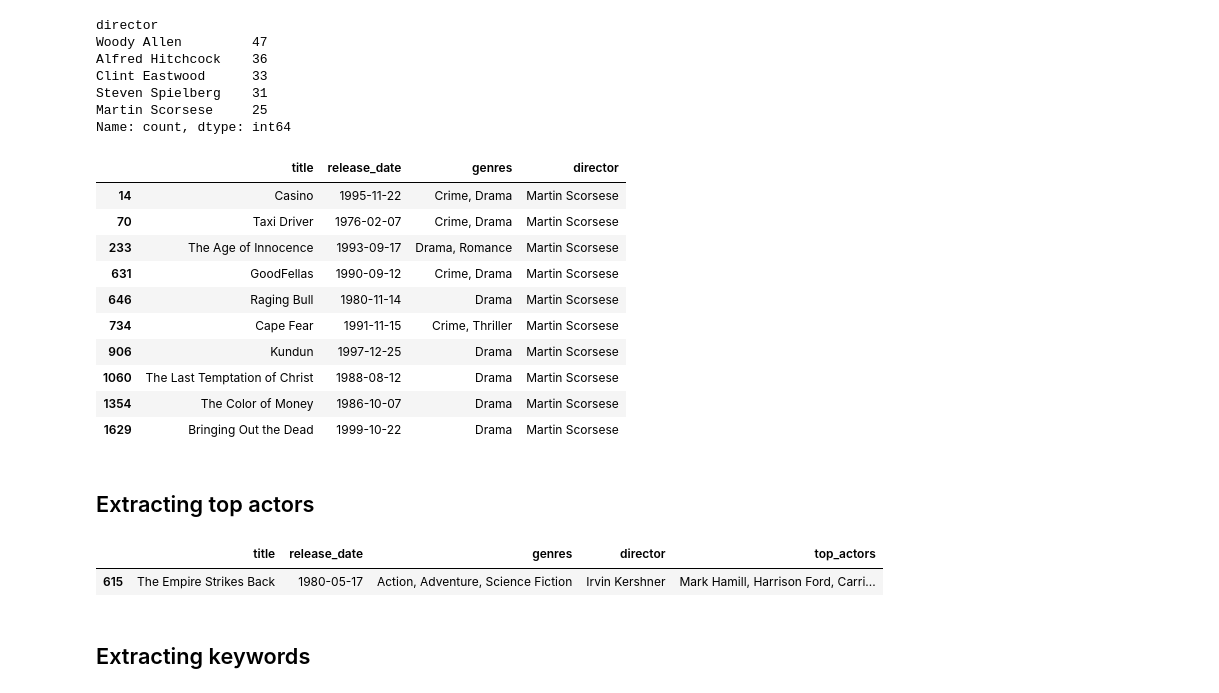
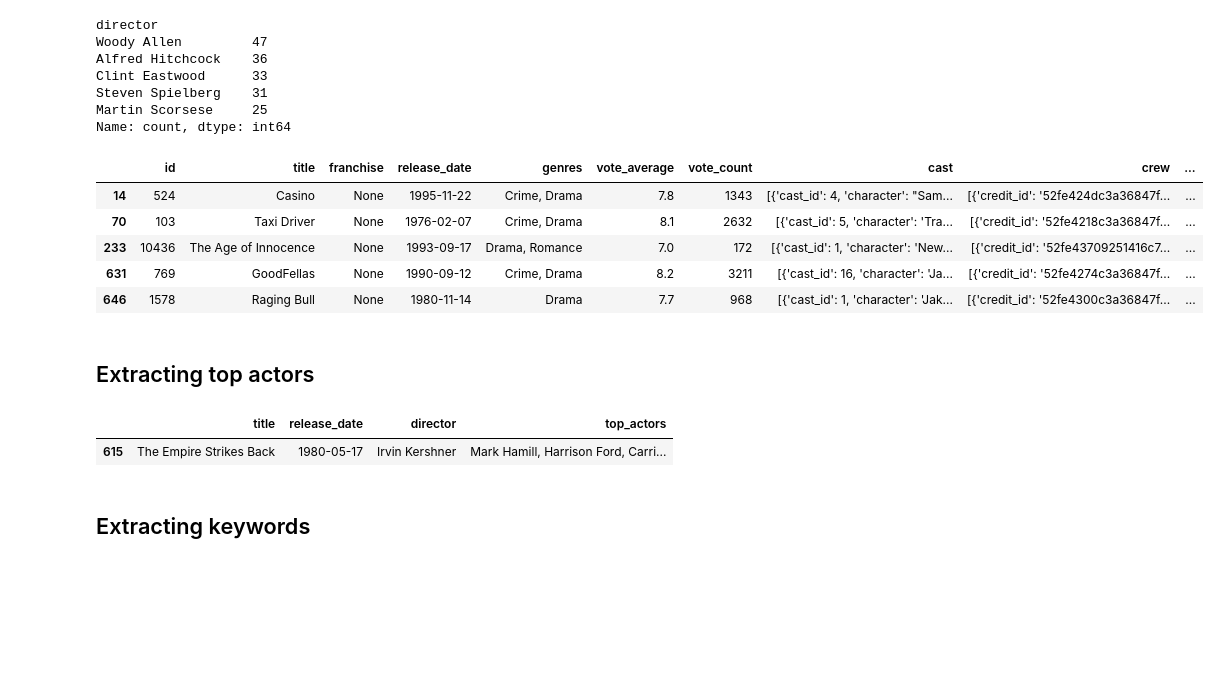
Before and after one commit to SanAntonik/MRS, a Jupyter notebook: DA_skill_showcase/MRS.ipynb, the cells around one changed output. Cells and saved outputs as stored; diff of their text form; code cells hidden in the pictures; blank space fills up the shorter version.

```diff
--- a/DA_skill_showcase/MRS.ipynb
+++ b/DA_skill_showcase/MRS.ipynb
@@ -240,7 +240,9 @@ valid_genres = {
     'Romance', 'Science Fiction', 'Thriller', 'War', 'Western'
 }
 # Filter the genre_names column to include only the valid genres
-df["genres"] = df["genres"].apply(lambda x: [genre for genre in x if genre in valid_genres])
+df["genres"] = df["genres"].apply(
+    lambda x: [genre for genre in x if genre in valid_genres]
+)
 # %% [markdown]
 Now let's check again
 # %%
@@ -397,19 +400,14 @@ Steven Spielberg    31
 Martin Scorsese     25
 Name: count, dtype: int64
 # %%
-df[df["director"] == "Martin Scorsese"][["title", "release_date", "genres", "director"]].head(10)
+df[df["director"] == "Martin Scorsese"].head()
 # %% [output]
-|  | title | release_date | genres | director |
-| 14 | Casino | 1995-11-22 | Crime, Drama | Martin Scorsese |
-| 70 | Taxi Driver | 1976-02-07 | Crime, Drama | Martin Scorsese |
-| 233 | The Age of Innocence | 1993-09-17 | Drama, Romance | Martin Scorsese |
-| 631 | GoodFellas | 1990-09-12 | Crime, Drama | Martin Scorsese |
-| 646 | Raging Bull | 1980-11-14 | Drama | Martin Scorsese |
-| 734 | Cape Fear | 1991-11-15 | Crime, Thriller | Martin Scorsese |
-| 906 | Kundun | 1997-12-25 | Drama | Martin Scorsese |
-| 1060 | The Last Temptation of Christ | 1988-08-12 | Drama | Martin Scorsese |
-| 1354 | The Color of Money | 1986-10-07 | Drama | Martin Scorsese |
-| 1629 | Bringing Out the Dead | 1999-10-22 | Drama | Martin Scorsese |
+|  | id | title | franchise | release_date | genres | vote_average | vote_count | cast | crew | ... |
+| 14 | 524 | Casino | None | 1995-11-22 | Crime, Drama | 7.8 | 1343 | [{'cast_id': 4, 'character': "Sam... | [{'credit_id': '52fe424dc3a36847f... | ... |
+| 70 | 103 | Taxi Driver | None | 1976-02-07 | Crime, Drama | 8.1 | 2632 | [{'cast_id': 5, 'character': 'Tra... | [{'credit_id': '52fe4218c3a36847f... | ... |
+| 233 | 10436 | The Age of Innocence | None | 1993-09-17 | Drama, Romance | 7.0 | 172 | [{'cast_id': 1, 'character': 'New... | [{'credit_id': '52fe43709251416c7... | ... |
+| 631 | 769 | GoodFellas | None | 1990-09-12 | Crime, Drama | 8.2 | 3211 | [{'cast_id': 16, 'character': 'Ja... | [{'credit_id': '52fe4274c3a36847f... | ... |
+| 646 | 1578 | Raging Bull | None | 1980-11-14 | Drama | 7.7 | 968 | [{'cast_id': 1, 'character': 'Jak... | [{'credit_id': '52fe4300c3a36847f... | ... |
 # %% [markdown]
 ## Extracting top actors
 # %%
@@ -424,10 +422,12 @@ df["cast"] = df["cast"].apply(literal_eval)
 # Extract the top 3 actor names for each movie
 df["top_actors"] = df["cast"].apply(extract_actors)
 # %%
-df[df["title"] == "The Empire Strikes Back"][["title", "release_date", "genres", "director", "top_actors"]]
+df[df["title"] == "The Empire Strikes Back"][
+    ["title", "release_date", "director", "top_actors"]
+]
 # %% [output]
-|  | title | release_date | genres | director | top_actors |
-| 615 | The Empire Strikes Back | 1980-05-17 | Action, Adventure, Science Fiction | Irvin Kershner | Mark Hamill, Harrison Ford, Carri... |
+|  | title | release_date | director | top_actors |
+| 615 | The Empire Strikes Back | 1980-05-17 | Irvin Kershner | Mark Hamill, Harrison Ford, Carri... |
 # %% [markdown]
 ## Extracting keywords
 # %%
```
Also changed, not shown: parts of 9 cells of this notebook, 6 other files.
